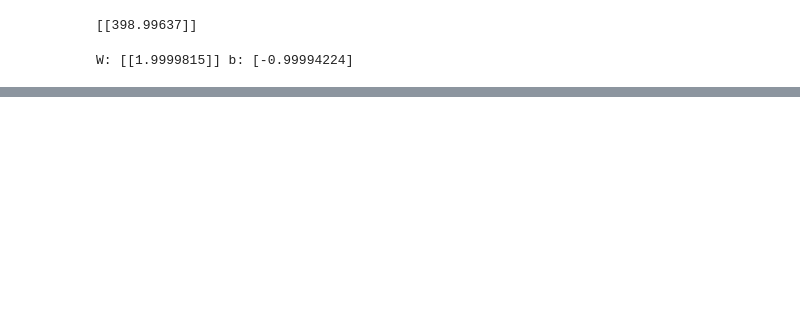
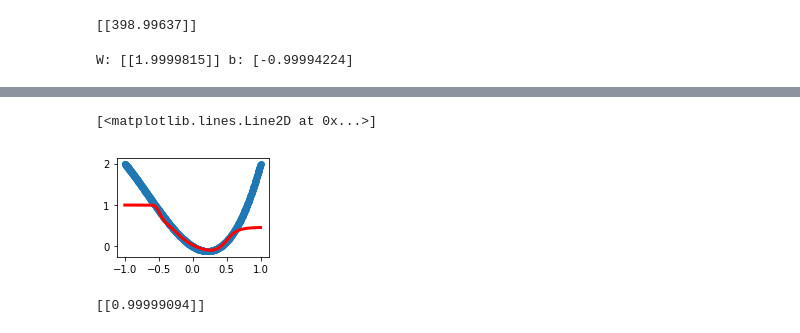
Before and after one commit to Dennis826/Machine-learning, a Jupyter notebook: Course01_01_Hello_World.ipynb, the cells around one changed output, grey strips where cells are left out. Cells and saved outputs as stored; diff of their text form; code cells hidden in the pictures; blank space fills up the shorter version.

```diff
--- a/Course01_01_Hello_World.ipynb
+++ b/Course01_01_Hello_World.ipynb
@@ -39,0 +106,7 @@ W: [[1.9999815]] b: [-0.99994224]
+# %%
+defsgd=keras.optimizers.SGD(lr=0.2)
+
+model = keras.Sequential([keras.layers.Dense(units=10, input_shape=[1],activation='tanh'),
+                          keras.layers.Dense(units=10, input_shape=[1],activation='tanh'),
+                          keras.layers.Dense(units=1,activation='tanh')])
+model.compile(optimizer=defsgd, loss='mean_squared_error')
@@ -39,0 +134,21 @@ W: [[1.9999815]] b: [-0.99994224]
+# %%
+model.fit(x_train, y_train, batch_size=10,epochs=1000,verbose=1,validation_split=0.2)
+
+#打印权值和偏置值
+W,b=model.layers[0].get_weights()
+print('W:',W,'b:',b)
+score = model.evaluate(x_test, y_test, batch_size=10)
+# %%
+#x_data输入网络中，得到预测值y_pred
+y_pred=model.predict(x_test)
+
+plt.subplot(2,2,4)
+plt.scatter(x_test,y_test)
+plt.plot(x_test,y_pred,'r-',lw=3)
+# %% [output]
+[<matplotlib.lines.Line2D at 0x...>]
+[figure, added]
+# %%
+print(model.predict([-1]))
+# %% [output]
+[[0.99999094]]
```
Also changed, not shown: parts of 11 cells of this notebook.
